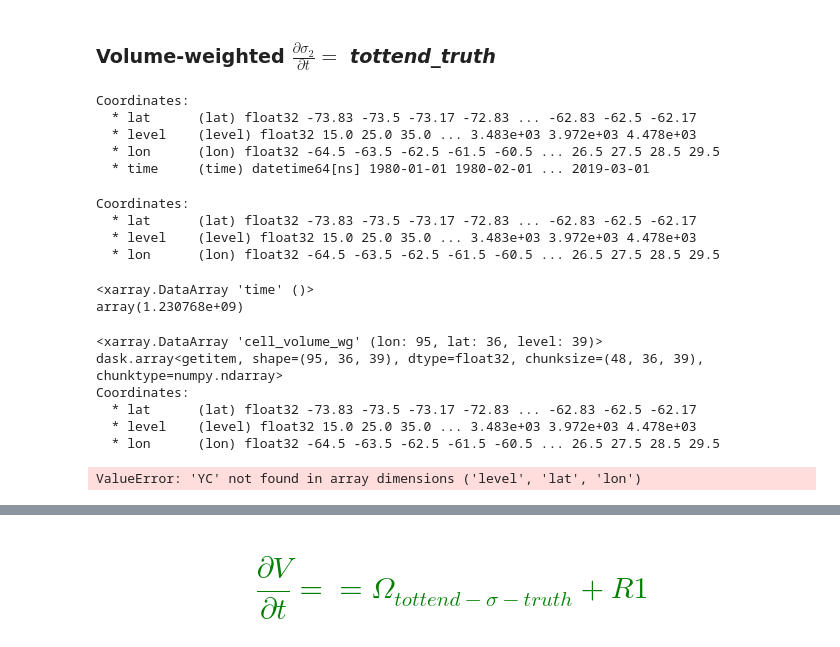
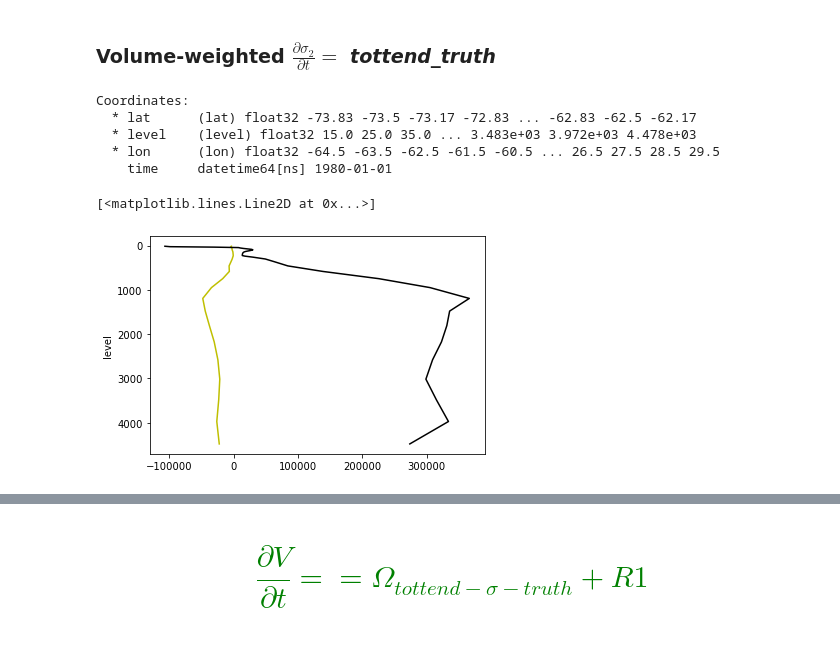
Before and after one commit to ocean-transport/WMT-project, a Jupyter notebook: GODAS/wmt-budget-sigma-space.ipynb, the cells around one changed output, grey strips where cells are left out. Saved outputs shown, nothing was run; the diff lists cells and outputs as text; code cells hidden in the pictures.

```diff
--- a/GODAS/wmt-budget-sigma-space.ipynb
+++ b/GODAS/wmt-budget-sigma-space.ipynb
@@ -109,40 +116,20 @@ sigma2.mean(dim=['time', 'level']).plot.hist()
 # %% [markdown]
 ### Volume-weighted $\frac{\partial{\sigma_2}}{\partial t} =$ _tottend_truth_
-# %%
-sigma2[:,1:,1:,1:].coords
-# %% [output]
-Coordinates:
-  * lat      (lat) float32 -73.83 -73.5 -73.17 -72.83 ... -62.83 -62.5 -62.17
-  * level    (level) float32 15.0 25.0 35.0 ... 3.483e+03 3.972e+03 4.478e+03
-  * lon      (lon) float32 -64.5 -63.5 -62.5 -61.5 -60.5 ... 26.5 27.5 28.5 29.5
-  * time     (time) datetime64[ns] 1980-01-01 1980-02-01 ... 2019-03-01
-# %%
-delta_sigma[1:,1:,1:].coords
-# %% [output]
-Coordinates:
-  * lat      (lat) float32 -73.83 -73.5 -73.17 -72.83 ... -62.83 -62.5 -62.17
-  * level    (level) float32 15.0 25.0 35.0 ... 3.483e+03 3.972e+03 4.478e+03
-  * lon      (lon) float32 -64.5 -63.5 -62.5 -61.5 -60.5 ... 26.5 27.5 28.5 29.5
-# %%
-total_time
-# %% [output]
-<xarray.DataArray 'time' ()>
-array(1.230768e+09)
-# %%
-cell_coords.cell_volume_wg[:-1, :-1, :]
-# %% [output]
-<xarray.DataArray 'cell_volume_wg' (lon: 95, lat: 36, level: 39)>
-dask.array<getitem, shape=(95, 36, 39), dtype=float32, chunksize=(48, 36, 39), chunktype=numpy.ndarray>
-Coordinates:
-  * lat      (lat) float32 -73.83 -73.5 -73.17 -72.83 ... -62.83 -62.5 -62.17
-  * level    (level) float32 15.0 25.0 35.0 ... 3.483e+03 3.972e+03 4.478e+03
-  * lon      (lon) float32 -64.5 -63.5 -62.5 -61.5 -60.5 ... 26.5 27.5 28.5 29.5
+# %%
+sigma2.isel(time=0).coords
+# %% [output]
+Coordinates:
+  * lat      (lat) float32 -73.83 -73.5 -73.17 -72.83 ... -62.83 -62.5 -62.17
+  * level    (level) float32 15.0 25.0 35.0 ... 3.483e+03 3.972e+03 4.478e+03
+  * lon      (lon) float32 -64.5 -63.5 -62.5 -61.5 -60.5 ... 26.5 27.5 28.5 29.5
+    time     datetime64[ns] 1980-01-01
 # %%
-delta_sigma = sigma2.isel(time=-3) - sigma2.isel(time=0)
-total_time = (sigma2.time[-3] - sigma2.time[0]).astype('f8')*1e-9
+delta_sigma = sigma2.isel(time=-1) - sigma2.isel(time=0)
+total_time = (sigma2.time[-1] - sigma2.time[0]).astype('f8')*1e-9
+
+vol = cell_coords.cell_volume_wg[:-1, :-1, :]
+((delta_sigma * vol).sum(dim=['lat', 'lon'])/ total_time).plot(y='level', yincrease=False, color='y')
+(total_tend.totttend + total_tend.totstend).sum(dim=['lat', 'lon']).mean(dim='time').plot(y='level', yincrease=False, color='k')
+# %% [output]
+[<matplotlib.lines.Line2D at 0x...>]
+[figure, added]
-# %%
-vol = cell_coords.cell_volume_wg[:-1, :-1, :]
-((delta_sigma[1:,1:,1:] * vol).sum(dim=['lat', 'lon'])/ total_time).plot(y='level', yincrease=False, color='y')
-(ds.total_tendency_SLT_truth + ds.total_tendency_TH_truth).sum(dim=['lat', 'lon']).mean(dim='time').plot(y='level', yincrease=False, color='k')
-# %% [output]
-ValueError: 'YC' not found in array dimensions ('level', 'lat', 'lon')
```
Also changed, not shown: parts of 59 cells of this notebook.
